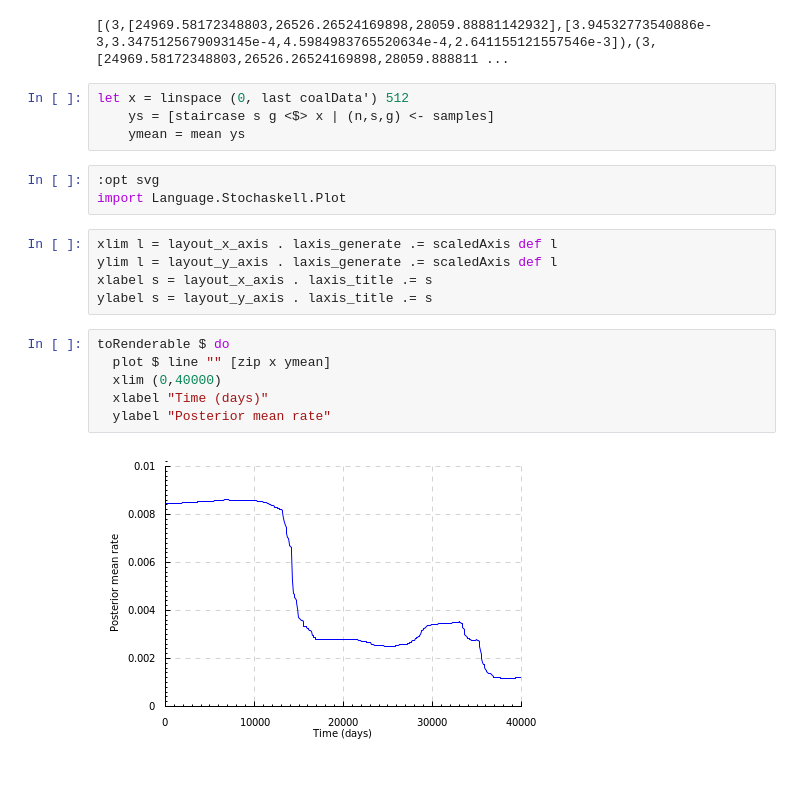
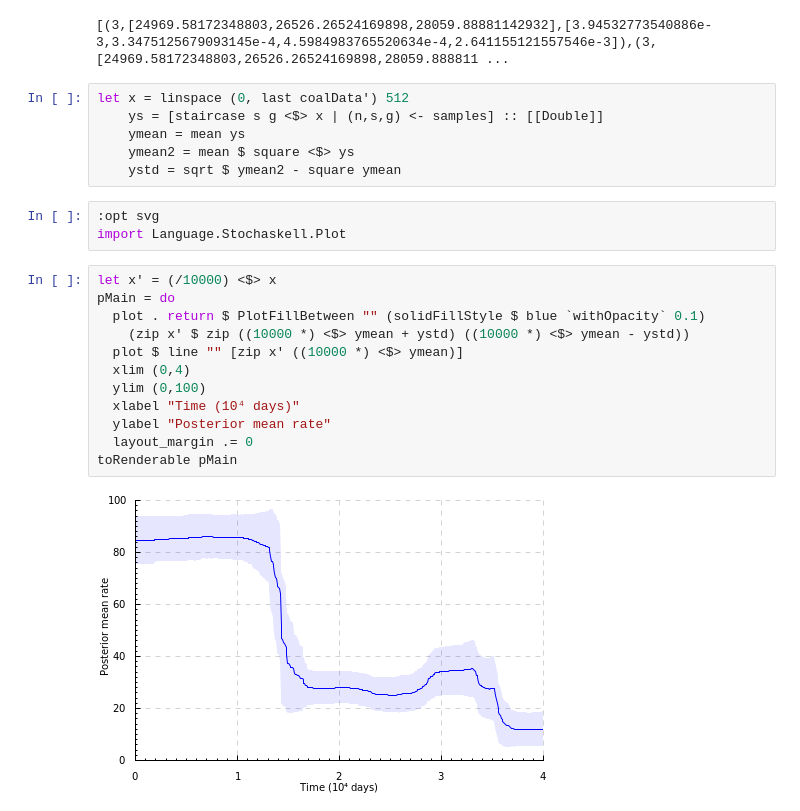
Before and after one commit to davidar/stochaskell, a Jupyter notebook: rj-coal.ipynb, the cells around one changed output. Drawn from its saved outputs; the diff is of its cells as text; blank space fills up the shorter version.

```diff
--- a/rj-coal.ipynb
+++ b/rj-coal.ipynb
@@ -150,21 +150,24 @@ take 10 samples
 [(3,[24969.58172348803,26526.26524169898,28059.88881142932],[3.94532773540886e-3,3.3475125679093145e-4,4.5984983765520634e-4,2.641155121557546e-3]),(3,[24969.58172348803,26526.26524169898,28059.888811 ...
 # %%
 let x = linspace (0, last coalData') 512
-    ys = [staircase s g <$> x | (n,s,g) <- samples]
+    ys = [staircase s g <$> x | (n,s,g) <- samples] :: [[Double]]
     ymean = mean ys
+    ymean2 = mean $ square <$> ys
+    ystd = sqrt $ ymean2 - square ymean
 # %%
 :opt svg
 import Language.Stochaskell.Plot
-# %%
-xlim l = layout_x_axis . laxis_generate .= scaledAxis def l
-ylim l = layout_y_axis . laxis_generate .= scaledAxis def l
-xlabel s = layout_x_axis . laxis_title .= s
-ylabel s = layout_y_axis . laxis_title .= s
 # %%
-toRenderable $ do
-  plot $ line "" [zip x ymean]
-  xlim (0,40000)
-  xlabel "Time (days)"
+let x' = (/10000) <$> x
+pMain = do
+  plot . return $ PlotFillBetween "" (solidFillStyle $ blue `withOpacity` 0.1)
+    (zip x' $ zip ((10000 *) <$> ymean + ystd) ((10000 *) <$> ymean - ystd))
+  plot $ line "" [zip x' ((10000 *) <$> ymean)]
+  xlim (0,4)
+  ylim (0,100)
+  xlabel "Time (10⁴ days)"
   ylabel "Posterior mean rate"
+  layout_margin .= 0
+toRenderable pMain
 # %% [output]
-[figure, old version]
+[figure, new version]
```
Also changed, not shown: parts of 5 cells of this notebook, 1 other file.
